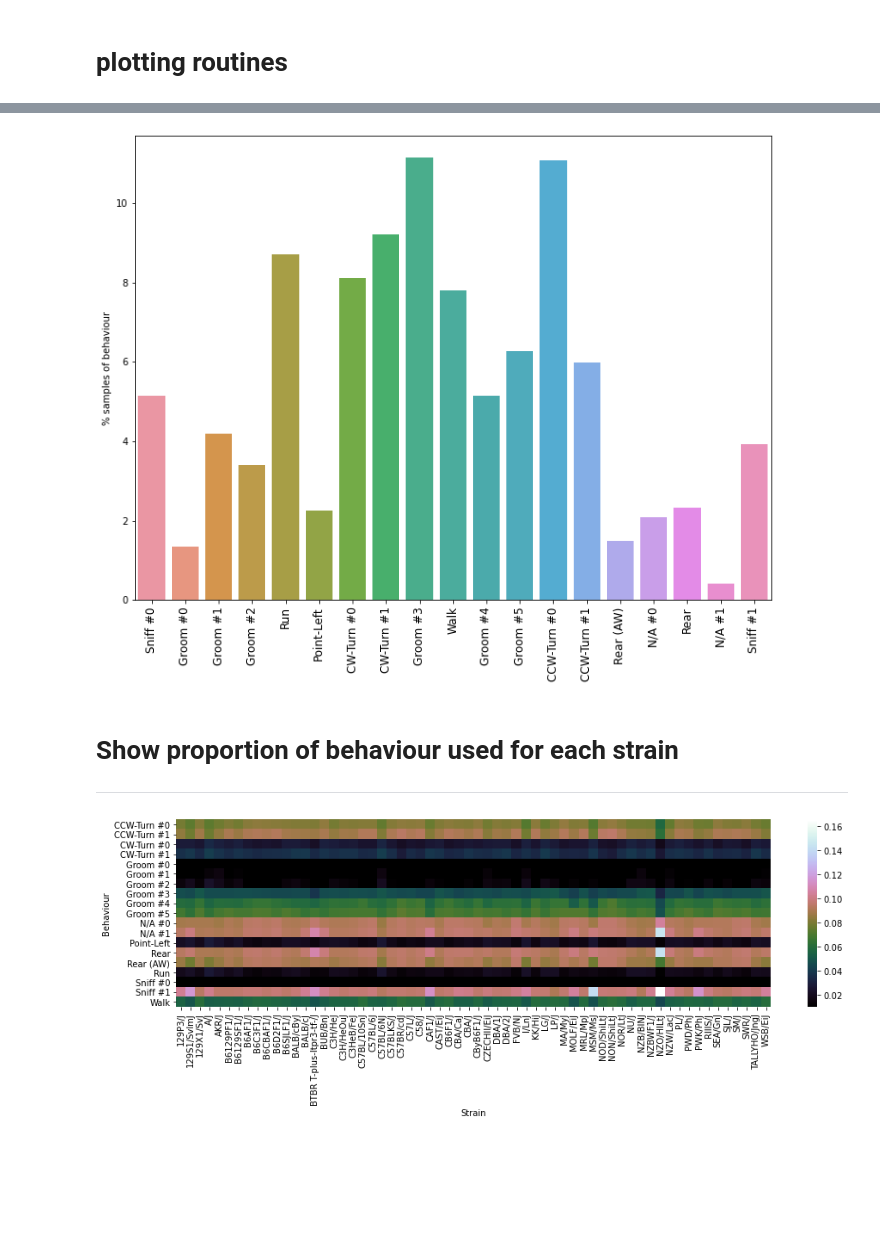
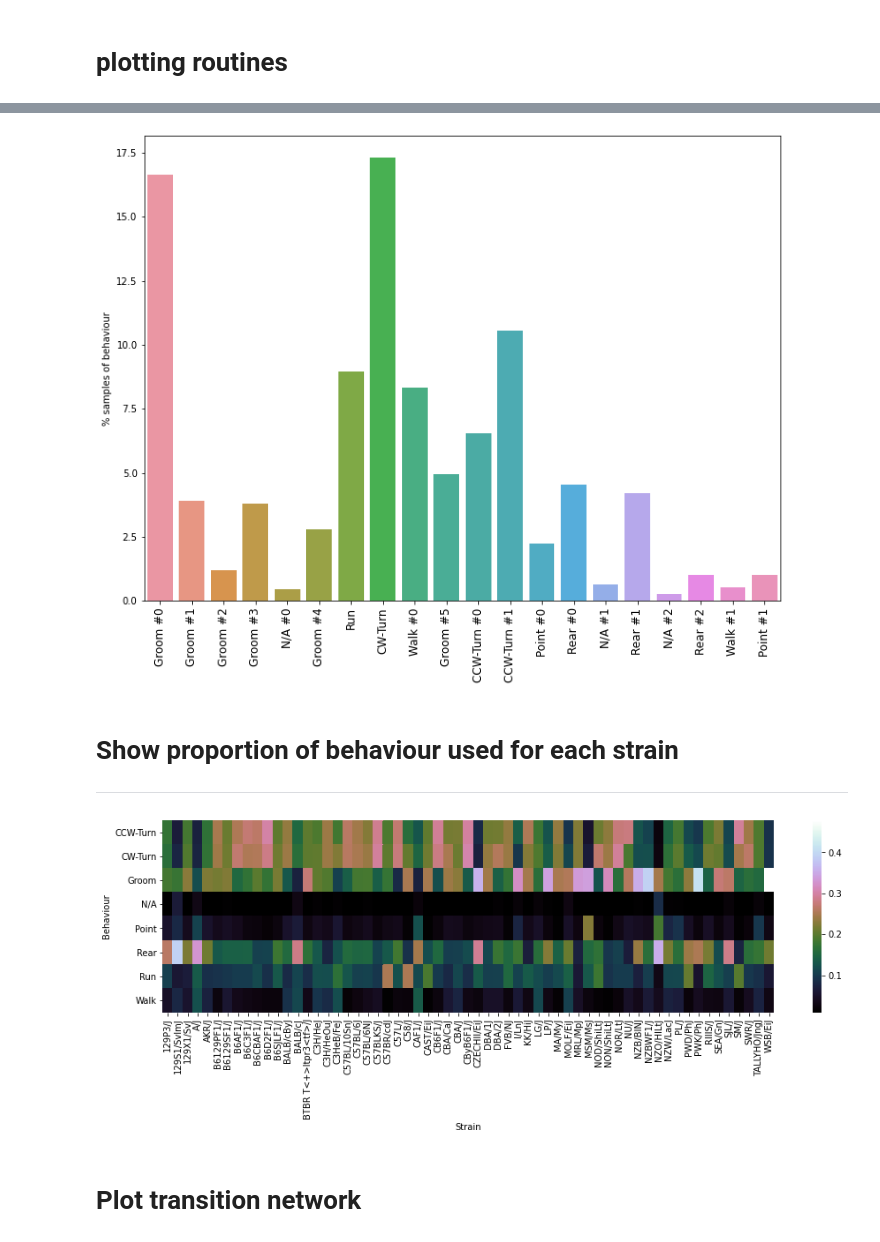
Before and after one commit to Thalaivar/DDP, a Jupyter notebook: B-SOID/plotting.ipynb, the cells around one changed output, grey strips where cells are left out. Drawn from its saved outputs; the diff is of its cells as text; code cells hidden in the pictures; blank space fills up the shorter version.

Commit message:
new plotting

```diff
--- a/B-SOID/plotting.ipynb
+++ b/B-SOID/plotting.ipynb
@@ -20,0 +1,19 @@ info = calculate_behaviour_info_for_all_strains(data_lookup_file='bsoid_strain_d
+# %%
+from graphviz import Digraph
+import numpy as np
+import seaborn as sns
+import matplotlib.pyplot as plt
+%matplotlib inline
+
+from tqdm import tqdm
+from numpy import mean
+from analysis import *
+from joblib import Parallel, delayed
+
+label_info_file = 'D:/IIT/DDP/data/analysis/label_info.pkl'
+stats_file = 'D:/IIT/DDP/data/analysis/stats.pkl'
+# %%
+# behaviour_stats = all_behaviour_info_for_all_strains(label_info_file, max_label=19)
+
+with open(stats_file, 'rb') as f:
+    behaviour_stats = joblib.load(f)
@@ -87,7 +93,7 @@ import numpy as np
 from analysis import *
 from BSOID.bsoid import BSOID
 
-prop = 100 * calculate_behaviour_usage(data_lookup_file='./bsoid_strain_data.csv')
+prop = 100 * calculate_behaviour_usage(label_info_file, max_label=19)
 
 labels = [None for _ in range(len(prop))]
 for key, val in BEHAVIOUR_LABELS.items():
@@ -101,19 +107,22 @@ ax = sns.barplot(x=np.arange(len(prop)), y=prop)
 ax.set_xticklabels(labels)
 ax.set_ylabel('% samples of behaviour')
 ax.tick_params(axis='x', labelrotation=90, labelsize=12)
+fig.savefig(f'{plot_dir}/prop.png')
 fig.show()
 # %% [output]
-[figure, old version]
+[figure, new version]
 # %% [markdown]
 # Show proportion of behaviour used for each strain
 ----
 # %%
-from analysis import *
-usage_data = behaviour_usage_across_strains(data_lookup_file='./bsoid_strain_data.csv', min_thresh=0.01, min_bout_len=100)
-usage_data = usage_data.pivot('Behaviour', 'Strain', 'Usage')
+usage_data = behaviour_usage_across_strains(stats_file, min_threshold=0.01)
+usage_data = usage_data.pivot_table(index='Behaviour', columns='Strain', values='Usage')
 
 ax = sns.heatmap(usage_data, xticklabels=True, yticklabels=True, cmap='cubehelix')
 plt.gcf().set_size_inches(15.5, 4)
+plt.savefig(f'{plot_dir}/usage.png')
 plt.show()
 # %% [output]
-[figure, old version]
+[figure, new version]
+# %% [markdown]
+# Plot transition network
```
Also changed, not shown: parts of 9 cells of this notebook, 3 other files.
